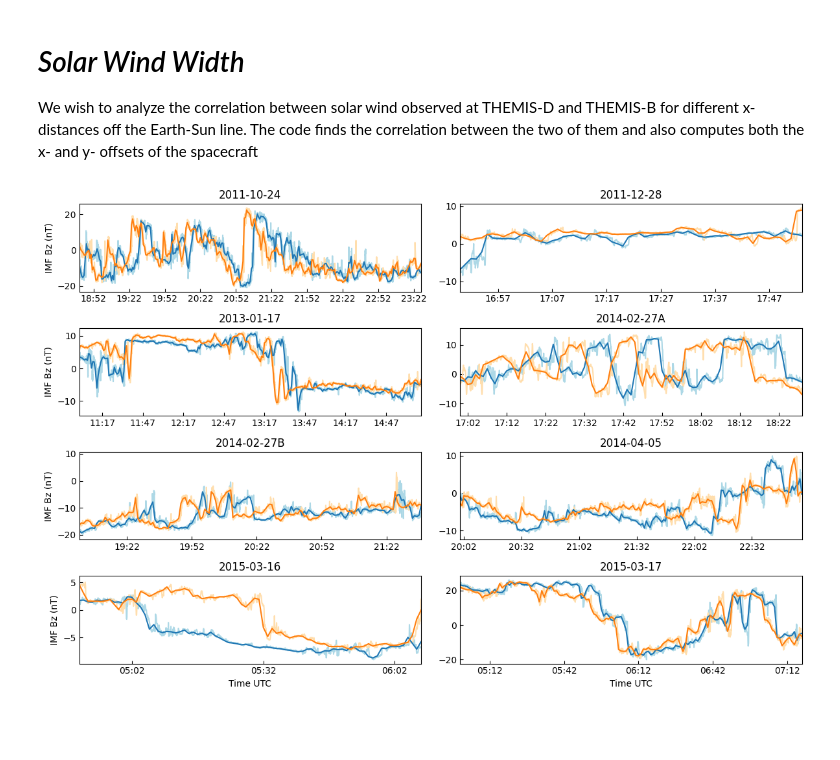
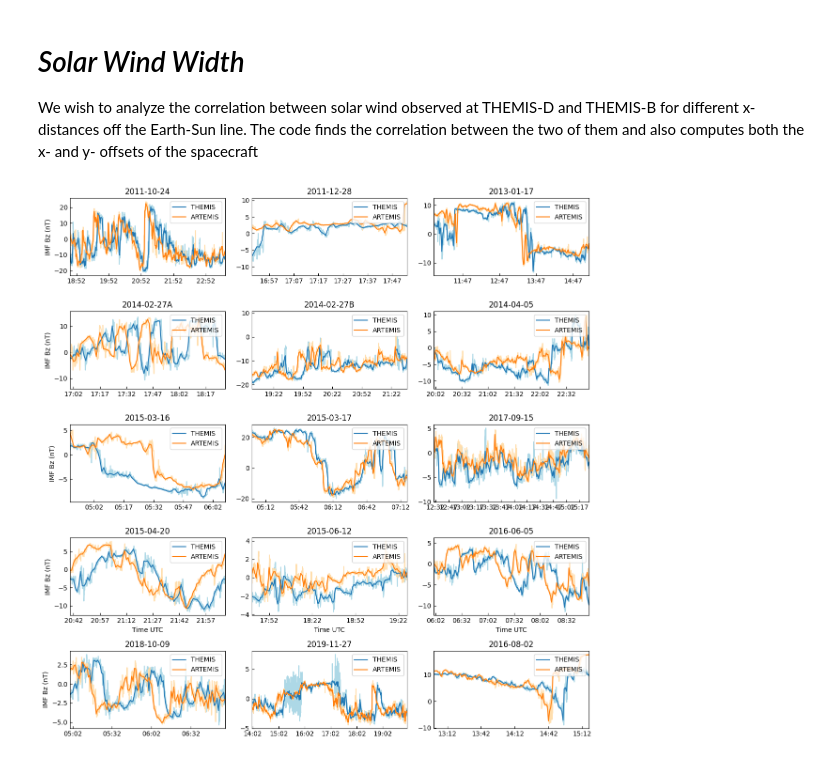
Before and after one commit to EspenFredrick/Solar-Wind-Reliability, a Jupyter notebook: SW-Width/SW-width.ipynb, the cells around one changed output. Saved outputs shown, nothing was run; the diff lists cells and outputs as text; code cells hidden in the pictures; blank space fills up the shorter version.

```diff
--- a/SW-Width/SW-width.ipynb
+++ b/SW-Width/SW-width.ipynb
@@ -124,7 +196,7 @@ def sep(key): #Function to calculate relative spacecraft separations in all thre
     return [dx, dy, dz]
 # %%
 for i in orbit.keys(): #Append each date key with both the x, y, z arrays and the average y-offset of the spacecraft
-    orbit[str(i)].update({'average_sep': sep(str(i)), 'y_bin': np.average(sep(str(i))[1])})
+    orbit[str(i)].update({'average_sep': sep(str(i)), 'x_bin': np.average(sep(str(i))[0]), 'y_bin': np.average(sep(str(i))[1]), 'z_bin': np.average(sep(str(i))[2])})
 # %%
 def average(times, data):
     minute = times[0].minute # Set the current first minute of the data set
@@ -186,32 +295,43 @@ fgm_avg = {
 }
 # %%
-fig, ax = plt.subplots(4,2, figsize=(12,8))
+fig, ax = plt.subplots(5,3, figsize=(12,12))
 
 k = 0
-for i in range(0,4):
+for i in range(0,5):
     ax[i,0].set_ylabel("IMF Bz (nT)")
-    for j in range(0,2):
+    for j in range(0,3):
         ax[i,j].plot(fgm[list(fgm.keys())[k]]['bowshock'][1], fgm[list(fgm.keys())[k]]['bowshock'][0][:,2], color="lightblue")
         ax[i,j].plot(fgm[list(fgm.keys())[k]]['moon'][1], fgm[list(fgm.keys())[k]]['moon'][0][:,2], color="navajowhite")
 
-        ax[i,j].plot(fgm_avg[list(fgm.keys())[k]]['bowshock'][1], fgm_avg[list(fgm.keys())[k]]['bowshock'][0], color="C0")
-        ax[i,j].plot(fgm_avg[list(fgm.keys())[k]]['moon'][1], fgm_avg[list(fgm.keys())[k]]['moon'][0], color="C1")
+        ax[i,j].plot(fgm_avg[list(fgm.keys())[k]]['bowshock'][1], fgm_avg[list(fgm.keys())[k]]['bowshock'][0], color="C0", label="THEMIS")
+        ax[i,j].plot(fgm_avg[list(fgm.keys())[k]]['moon'][1], fgm_avg[list(fgm.keys())[k]]['moon'][0], color="C1", label="ARTEMIS")
+        ax[i,j].legend(loc="upper right")
 
         ax[i,j].set_xlim(min(fgm_avg[list(fgm.keys())[k]]['bowshock'][1]), max(fgm_avg[list(fgm.keys())[k]]['bowshock'][1]))
         ax[i,j].xaxis.set_major_formatter(mdates.DateFormatter('%H:%M'))
-        ax[i,j].xaxis.set_major_locator(mdates.MinuteLocator(interval=30))
+        ax[i,j].xaxis.set_major_locator(mdates.MinuteLocator(interval=60))
         ax[i,j].tick_params(axis='both', direction='in')
 
         ax[i,j].set_title(list(fgm.keys())[k])
         ax[3,j].set_xlabel("Time UTC")
         k=k+1
 
 ax[0,1].xaxis.set_major_locator(mdates.MinuteLocator(interval=10))
-ax[1,1].xaxis.set_major_locator(mdates.MinuteLocator(interval=10))
+ax[1,0].xaxis.set_major_locator(mdates.MinuteLocator(interval=15))
+ax[1,1].xaxis.set_major_locator(mdates.MinuteLocator(interval=30))
+ax[1,2].xaxis.set_major_locator(mdates.MinuteLocator(interval=30))
+ax[2,0].xaxis.set_major_locator(mdates.MinuteLocator(interval=15))
+ax[2,1].xaxis.set_major_locator(mdates.MinuteLocator(interval=30))
+ax[2,2].xaxis.set_major_locator(mdates.MinuteLocator(interval=15))
+ax[3,0].xaxis.set_major_locator(mdates.MinuteLocator(interval=15))
+ax[3,1].xaxis.set_major_locator(mdates.MinuteLocator(interval=30))
+ax[3,2].xaxis.set_major_locator(mdates.MinuteLocator(interval=30))
+ax[4,0].xaxis.set_major_locator(mdates.MinuteLocator(interval=30))
+ax[4,2].xaxis.set_major_locator(mdates.MinuteLocator(interval=30))
 plt.tight_layout()
 plt.savefig("Plots/IMFs_and_avg.jpg", dpi=300)
 # %% [output]
-[figure, old version]
+[figure, new version]
 # %%
 def calculate_corrs(key): # Series 1 is the "fixed" series close to Earth, Series 2 is the one we slide
     c=[] # Define a matrix to store correlation coefficient
```
Also changed, not shown: parts of 17 cells of this notebook, 50 other files.
